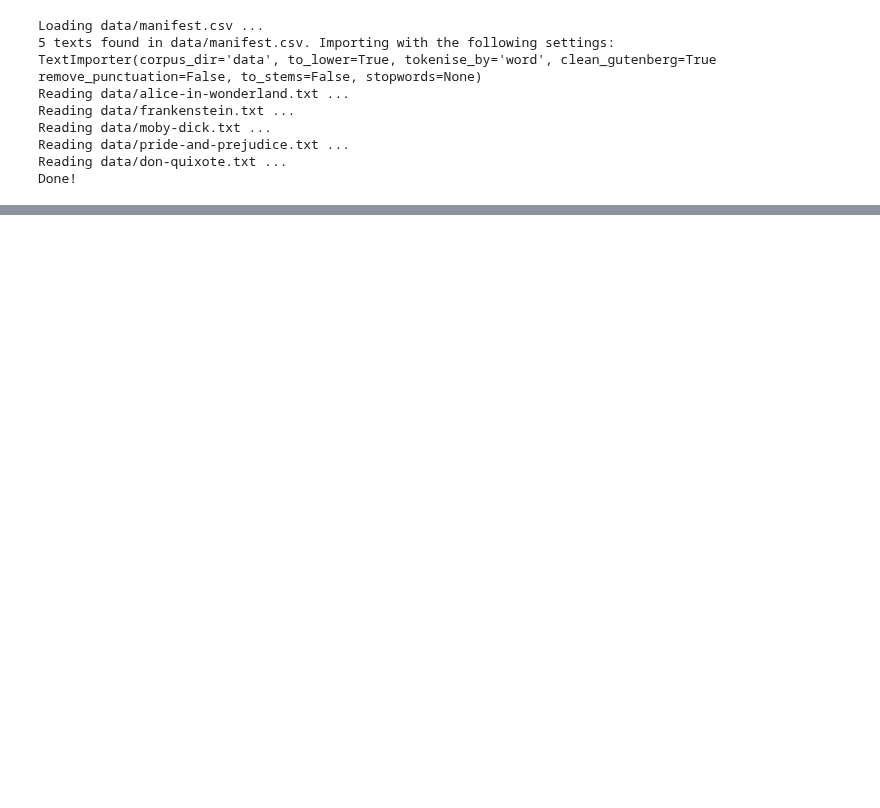
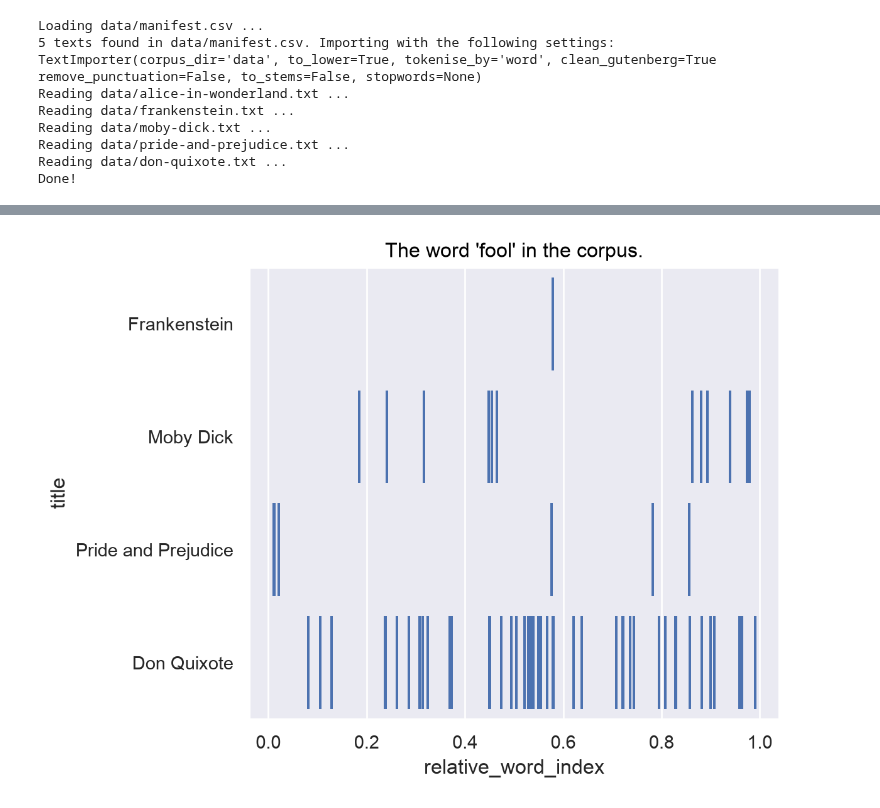
Before and after one commit to michaelgfalk/text-analysis-workshop, a Jupyter notebook: source/workshop/text-analysis-workshop.ipynb, the cells around one changed output, grey strips where cells are left out. Drawn from its saved outputs; the diff is of its cells as text; code cells hidden in the pictures; blank space fills up the shorter version.

```diff
--- a/source/workshop/text-analysis-workshop.ipynb
+++ b/source/workshop/text-analysis-workshop.ipynb
@@ -130,0 +148,14 @@ All tests passed!
+# %%
+def add_relative_word_index(tidy_corpus):
+    """Add or replace `relative_word_index` column to `tidy_corpus`, assuming there
+    is alreay a `word_index` column, and each novel has a unique `novel_index`."""
+
+    num_words = tidy_corpus.groupby("novel_index")["word_index"].transform("max") # Number of words in each novel
+    relative_word_index = tidy_corpus["word_index"] / num_words
+
+    tidy_corpus = tidy_corpus.assign(relative_word_index = relative_word_index)
+
+    return tidy_corpus
+
+tidy_corpus = add_relative_word_index(tidy_corpus)
+display(tidy_corpus)
@@ -130,0 +176,13 @@ All tests passed!
+# %%
+plot = (
+    so.Plot(
+        data = tidy_corpus.query("tokens == 'fool'"),
+        x = "relative_word_index",
+        y = "title"
+    )
+    .add(so.Dash(), orient="y")
+    .label(title = "The word 'fool' in the corpus.")
+)
+display(plot)
+# %% [output]
+[figure, added]
```
Also changed, not shown: parts of 84 cells of this notebook, 11 other files.
